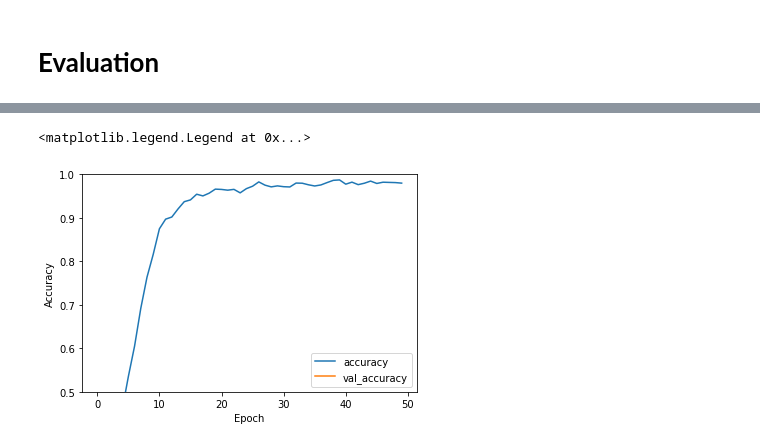
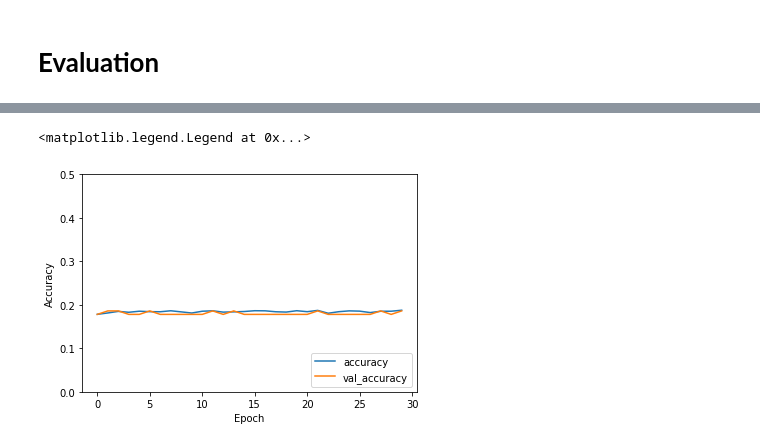
Before and after one commit to Jenishhd/DL_Project, a Jupyter notebook: DL_Animals_Model_Chloe.ipynb, the cells around one changed output, grey strips where cells are left out. Cells and saved outputs as stored; diff of their text form; code cells hidden in the pictures.

```diff
--- a/DL_Animals_Model_Chloe.ipynb
+++ b/DL_Animals_Model_Chloe.ipynb
@@ -199,7 +201,7 @@ print(len(X_train_full))
 6
 19631
 # %%
-X_train_full = np.array(X_train_full).reshape(-1, 128,128, 3)
+X_train_full = np.array(X_train_full).reshape(-1, 224,224, 3)
 # %%
 y_train_full = np.array(y_train_full)
 # %%
@@ -276,18 +278,30 @@ array([[[ 23,  35,  39],
 # %%
 cnn = tf.keras.models.Sequential() #initializing the CNN
-cnn.add(tf.keras.layers.Conv2D(filters=64, kernel_size=7, activation="relu", padding = "same", input_shape=[128, 128, 3])) #Convolution 1
-cnn.add(tf.keras.layers.MaxPool2D(pool_size=2, strides=2)) #Pooling 1
-cnn.add(tf.keras.layers.Conv2D(filters=128, kernel_size=3, activation="relu", padding = "same")) #Convolution 2
-cnn.add(tf.keras.layers.Conv2D(filters=128, kernel_size=3, activation="relu", padding = "same")) #Convolution 3
-cnn.add(tf.keras.layers.MaxPool2D(pool_size=2, strides=2)) #Pooling 2
-cnn.add(tf.keras.layers.Conv2D(filters=256, kernel_size=3, activation="relu", padding = "same")) #Convolution 4
-cnn.add(tf.keras.layers.Conv2D(filters=256, kernel_size=3, activation="relu", padding = "same")) #Convolution 5
-cnn.add(tf.keras.layers.MaxPool2D(pool_size=2, strides=2)) #Pooling 3
+cnn.add(tf.keras.layers.Conv2D(filters=64, kernel_size=(3,3), activation="relu", padding = "same", input_shape=(224, 224, 3))) #Convolution 1
+cnn.add(tf.keras.layers.Conv2D(filters=64, kernel_size=(3,3), activation="relu", padding = "same"))
+cnn.add(tf.keras.layers.MaxPool2D(pool_size=(2,2),strides=(2,2))) #Pooling 1
+cnn.add(tf.keras.layers.Conv2D(filters=128, kernel_size=(3,3), activation="relu", padding = "same")) #Convolution 2
+cnn.add(tf.keras.layers.Conv2D(filters=128, kernel_size=(3,3), activation="relu", padding = "same")) #Convolution 3
+cnn.add(tf.keras.layers.MaxPool2D(pool_size=(2,2),strides=(2,2))) #Pooling 2
+cnn.add(tf.keras.layers.Conv2D(filters=256, kernel_size=(3,3), activation="relu", padding = "same")) #Convolution 4
+cnn.add(tf.keras.layers.Conv2D(filters=256, kernel_size=(3,3), activation="relu", padding = "same")) #Convolution 5
+cnn.add(tf.keras.layers.Conv2D(filters=256, kernel_size=(3,3), activation="relu", padding = "same"))
+cnn.add(tf.keras.layers.MaxPool2D(pool_size=(2,2),strides=(2,2))) #Pooling 3
+cnn.add(tf.keras.layers.Conv2D(filters=512, kernel_size=(3,3), activation="relu", padding = "same"))
+cnn.add(tf.keras.layers.Conv2D(filters=512, kernel_size=(3,3), activation="relu", padding = "same"))
+cnn.add(tf.keras.layers.Conv2D(filters=512, kernel_size=(3,3), activation="relu", padding = "same"))
+cnn.add(tf.keras.layers.MaxPool2D(pool_size=(2,2),strides=(2,2))) #Pool
+cnn.add(tf.keras.layers.Conv2D(filters=512, kernel_size=(3,3), activation="relu", padding = "same"))
+cnn.add(tf.keras.layers.Conv2D(filters=512, kernel_size=(3,3), activation="relu", padding = "same"))
+cnn.add(tf.keras.layers.Conv2D(filters=512, kernel_size=(3,3), activation="relu", padding = "same"))
+cnn.add(tf.keras.layers.MaxPool2D(pool_size=(2,2),strides=(2,2)))
 cnn.add(tf.keras.layers.Flatten()) #Flaterning
-cnn.add(tf.keras.layers.Dense(units=128, activation="relu"))#Full Connection1
-tf.keras.layers.Dropout(0.5)
-cnn.add(tf.keras.layers.Dense(units=64, activation="relu"))#Full Connection2
-tf.keras.layers.Dropout(0.5)
+cnn.add(tf.keras.layers.Dense(units=4096, activation="relu"))#Full Connection1
+#tf.keras.layers.Dropout(0.5)
+cnn.add(tf.keras.layers.Dense(units=4096, activation="relu"))#Full Connection2
+#tf.keras.layers.Dropout(0.5)
+#cnn.add(tf.keras.layers.Dense(units= 1000, activation= "relu"))
+#tf.keras.layers.Dropout(0.5)
 cnn.add(tf.keras.layers.Dense(units= 10, activation= "softmax"))#Output layer
 # %%
 cnn.summary()
@@ -316,3 +337,4 @@ cnn.compile(loss="sparse_categorical_crossentropy",
 # %%
-history = cnn.fit(X_train, y_train, batch_size = 100, epochs=50, validation_data=(X_valid, y_valid)) #try 100 epochs? less than 10 is too small
+history = cnn.fit(X_train, y_train, batch_size = 100, epochs=30, validation_data=(X_valid, y_valid)) #try 100 epochs? less than 10 is too small
+# history = cnn.fit_generator(steps_per_epoch=100,generator=(X_train,y_train), validation_data= (X_valid,y_valid), validation_steps=10,epochs=100,callbacks=[checkpoint,early])
 # %% [output]
@@ -350,13 +370,13 @@ Accuracy of Testing Set: 0.4381490647792816
 # %%
 plt.plot(history.history['accuracy'], label='accuracy')
 plt.plot(history.history['val_accuracy'], label = 'val_accuracy')
 plt.xlabel('Epoch')
 plt.ylabel('Accuracy')
-plt.ylim([0.5, 1])
+plt.ylim([0, 0.5])
 plt.legend(loc='lower right')
 # %% [output]
 <matplotlib.legend.Legend at 0x...>
-[figure, old version]
+[figure, new version]
 # %%
 X_new = X_test[:3]
 y_proba = cnn.predict(X_new)
```
Also changed, not shown: parts of 23 cells of this notebook.
